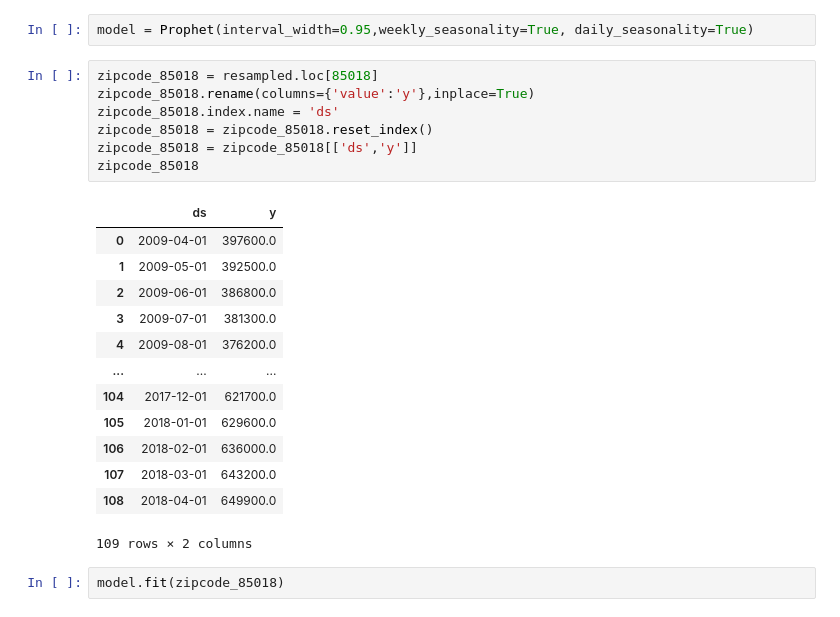
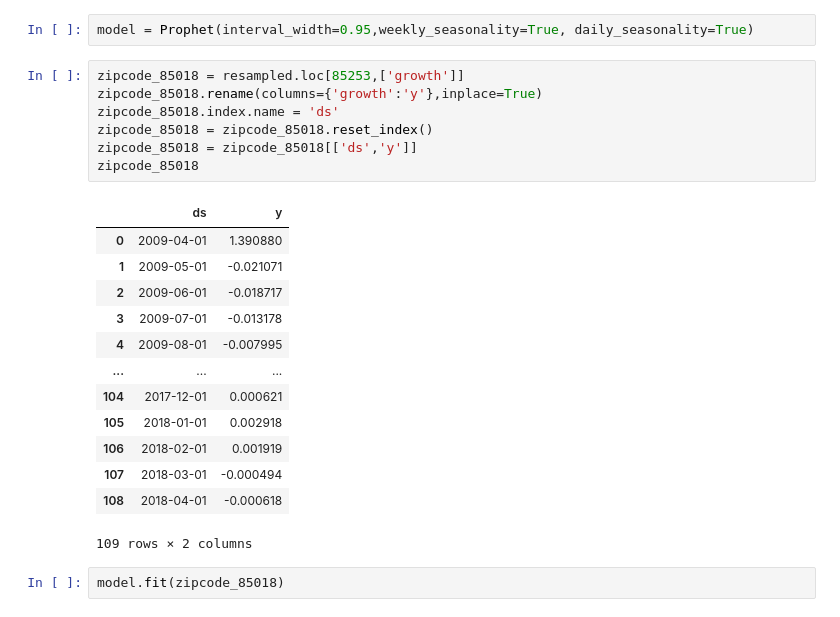
Before and after one commit to MatthewR1021/Zillow_Time_Series, a Jupyter notebook: jerry.ipynb, the cells around one changed output. Drawn from its saved outputs; the diff is of its cells as text.

```diff
--- a/jerry.ipynb
+++ b/jerry.ipynb
@@ -685,25 +700,25 @@ from fbprophet import Prophet
 # %%
 model = Prophet(interval_width=0.95,weekly_seasonality=True, daily_seasonality=True)
 # %%
-zipcode_85018 = resampled.loc[85018]
-zipcode_85018.rename(columns={'value':'y'},inplace=True)
+zipcode_85018 = resampled.loc[85253,['growth']]
+zipcode_85018.rename(columns={'growth':'y'},inplace=True)
 zipcode_85018.index.name = 'ds'
 zipcode_85018 = zipcode_85018.reset_index()
 zipcode_85018 = zipcode_85018[['ds','y']]
 zipcode_85018
 # %% [output]
 |  | ds | y |
-| 0 | 2009-04-01 | 397600.0 |
-| 1 | 2009-05-01 | 392500.0 |
-| 2 | 2009-06-01 | 386800.0 |
-| 3 | 2009-07-01 | 381300.0 |
-| 4 | 2009-08-01 | 376200.0 |
+| 0 | 2009-04-01 | 1.390880 |
+| 1 | 2009-05-01 | -0.021071 |
+| 2 | 2009-06-01 | -0.018717 |
+| 3 | 2009-07-01 | -0.013178 |
+| 4 | 2009-08-01 | -0.007995 |
 | ... | ... | ... |
-| 104 | 2017-12-01 | 621700.0 |
-| 105 | 2018-01-01 | 629600.0 |
-| 106 | 2018-02-01 | 636000.0 |
-| 107 | 2018-03-01 | 643200.0 |
-| 108 | 2018-04-01 | 649900.0 |
+| 104 | 2017-12-01 | 0.000621 |
+| 105 | 2018-01-01 | 0.002918 |
+| 106 | 2018-02-01 | 0.001919 |
+| 107 | 2018-03-01 | -0.000494 |
+| 108 | 2018-04-01 | -0.000618 |
 109 rows × 2 columns
 # %%
 model.fit(zipcode_85018)
```
Also changed, not shown: parts of 12 cells of this notebook.
